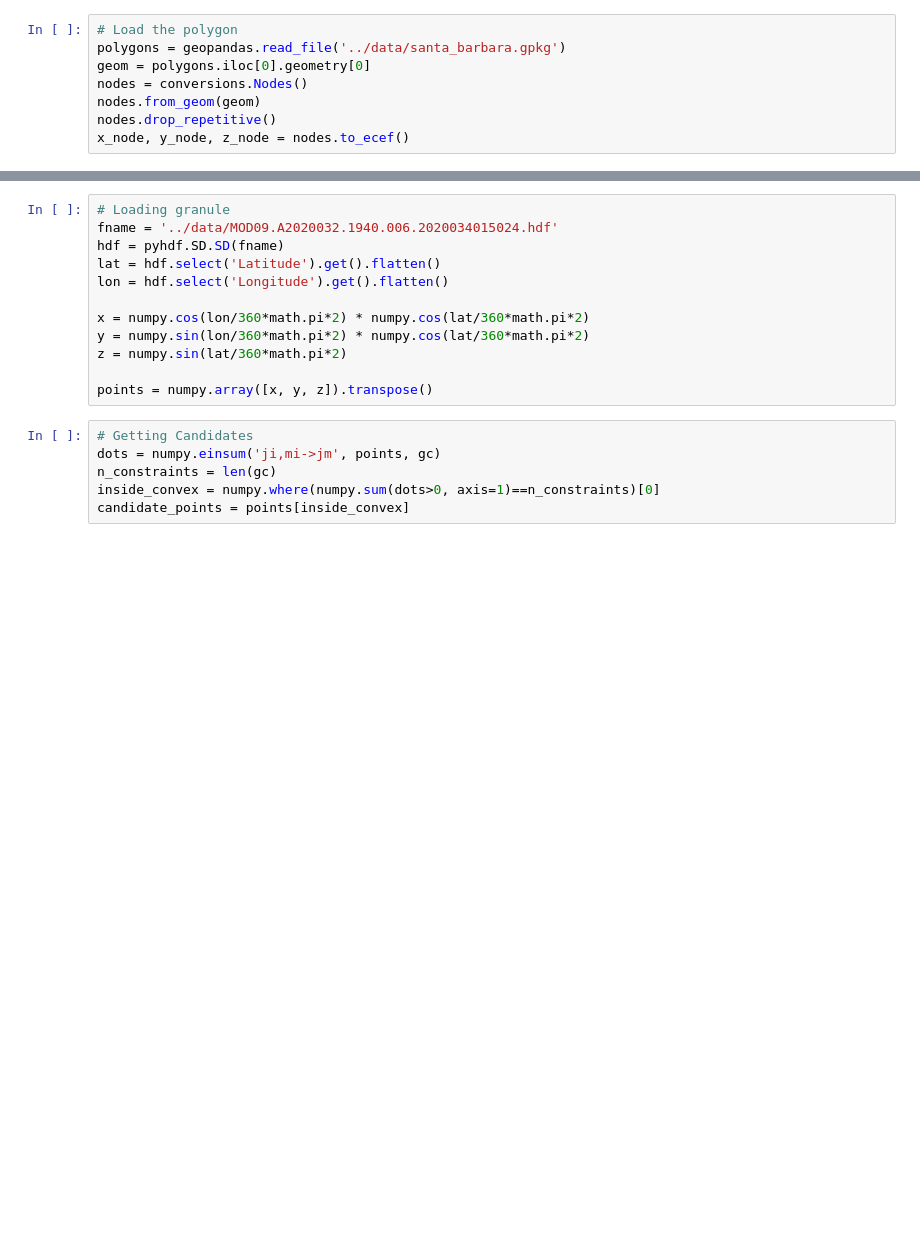
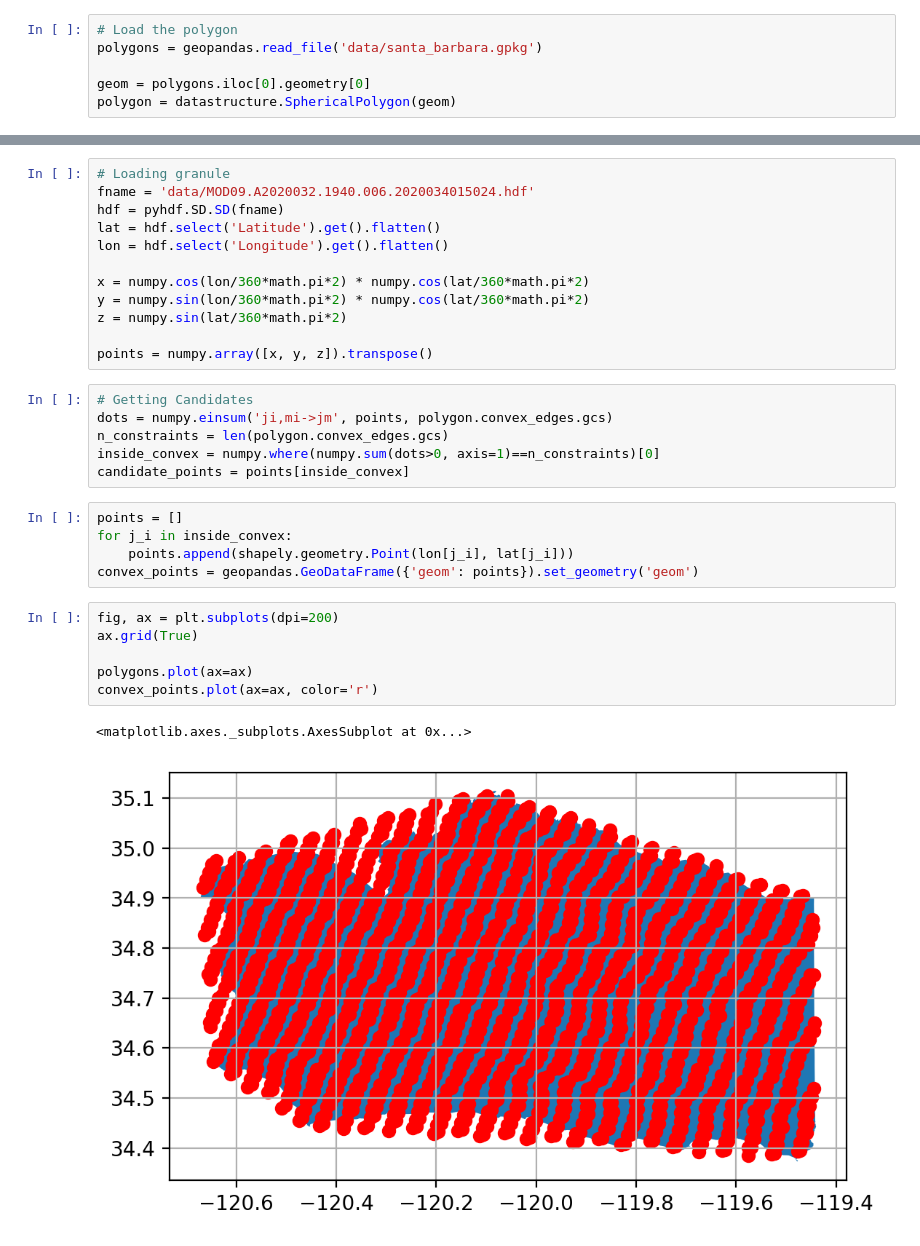
Before and after one commit to NiklasPhabian/SphereGIS, a Jupyter notebook: contrib/intersect_granule.ipynb, the cells around one changed output, grey strips where cells are left out. Saved outputs shown, nothing was run; the diff lists cells and outputs as text; blank space fills up the shorter version.

```diff
--- a/contrib/intersect_granule.ipynb
+++ b/contrib/intersect_granule.ipynb
@@ -11,9 +11,7 @@ import shapely
 import matplotlib.pyplot as plt
 # %%
 # Load the polygon
-polygons = geopandas.read_file('../data/santa_barbara.gpkg')
+polygons = geopandas.read_file('data/santa_barbara.gpkg')
+
 geom = polygons.iloc[0].geometry[0]
-nodes = conversions.Nodes()
-nodes.from_geom(geom)
-nodes.drop_repetitive()
-x_node, y_node, z_node = nodes.to_ecef()
+polygon = datastructure.SphericalPolygon(geom)
@@ -26,6 +20,6 @@ gc = convex_nodes.to_gc()
 # %%
 # Loading granule
-fname = '../data/MOD09.A2020032.1940.006.2020034015024.hdf'
+fname = 'data/MOD09.A2020032.1940.006.2020034015024.hdf'
 hdf = pyhdf.SD.SD(fname)
 lat = hdf.select('Latitude').get().flatten()
 lon = hdf.select('Longitude').get().flatten()
@@ -37,8 +31,22 @@ z = numpy.sin(lat/360*math.pi*2)
 points = numpy.array([x, y, z]).transpose()
 # %%
 # Getting Candidates
-dots = numpy.einsum('ji,mi->jm', points, gc)
-n_constraints = len(gc)
+dots = numpy.einsum('ji,mi->jm', points, polygon.convex_edges.gcs)
+n_constraints = len(polygon.convex_edges.gcs)
 inside_convex = numpy.where(numpy.sum(dots>0, axis=1)==n_constraints)[0]
 candidate_points = points[inside_convex]
+# %%
+points = []
+for j_i in inside_convex:
+    points.append(shapely.geometry.Point(lon[j_i], lat[j_i]))
+convex_points = geopandas.GeoDataFrame({'geom': points}).set_geometry('geom')
+# %%
+fig, ax = plt.subplots(dpi=200)
+ax.grid(True)
+
+polygons.plot(ax=ax)
+convex_points.plot(ax=ax, color='r')
+# %% [output]
+<matplotlib.axes._subplots.AxesSubplot at 0x...>
+[figure, added]
 # %%
```
Also changed, not shown: parts of 7 cells of this notebook, 40 other files.
